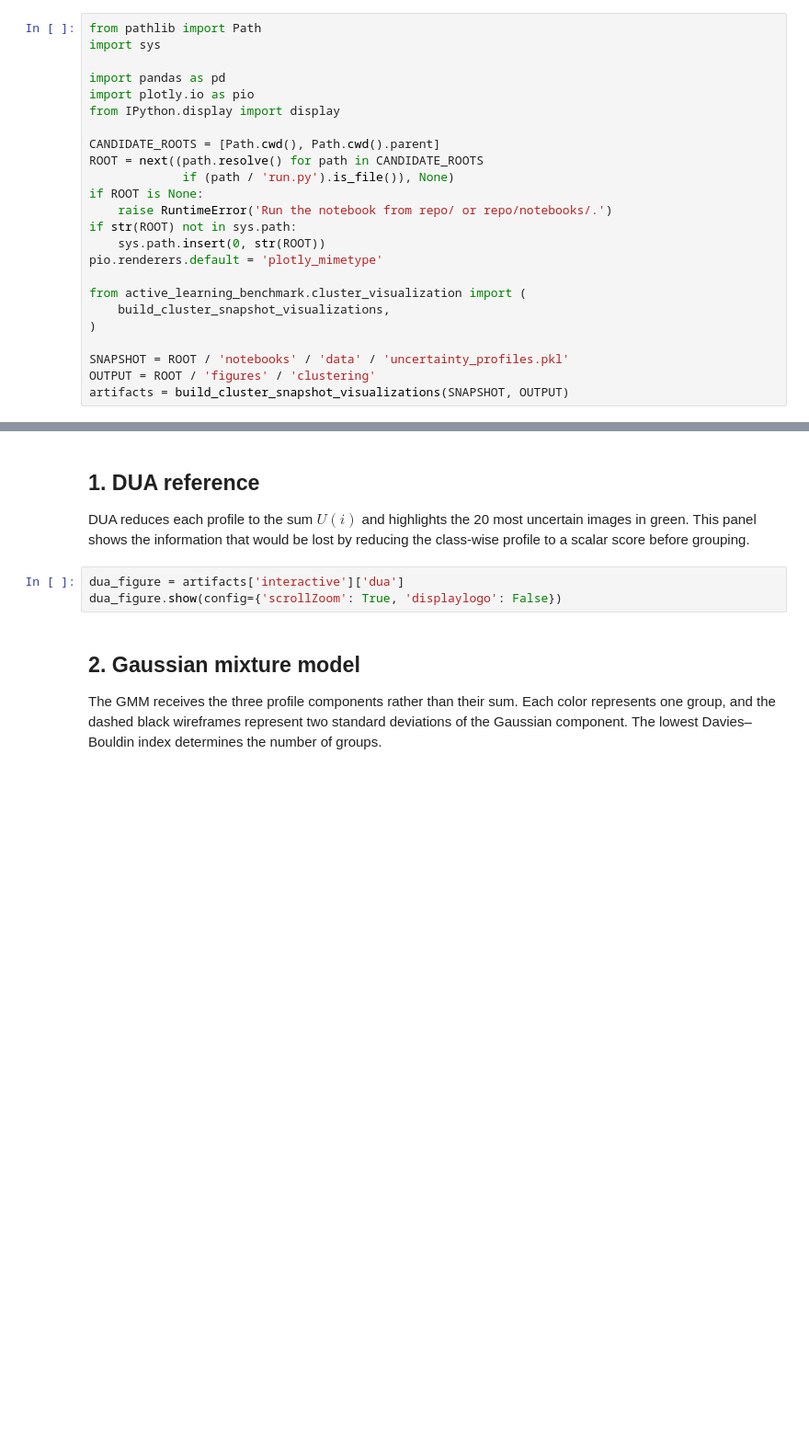
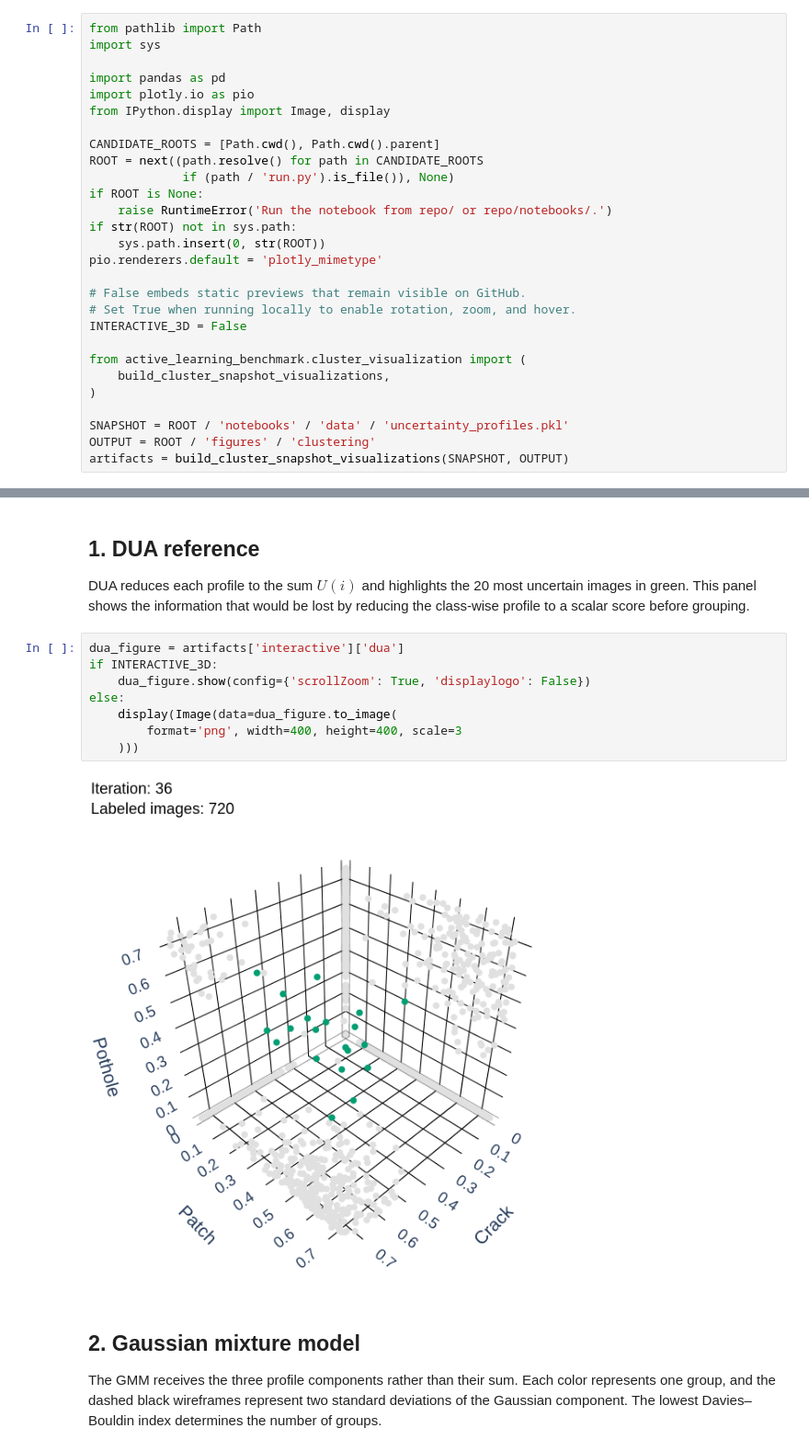
Before and after one commit to paulinavelasquez/cdu, a Jupyter notebook: notebooks/cdu_3d_visualization.ipynb, the cells around one changed output, grey strips where cells are left out. Shown at 92% size. Cells and saved outputs as stored; diff of their text form; blank space fills up the shorter version.

Commit message:
Improve static and interactive CDU 3D visualizations

```diff
--- a/notebooks/cdu_3d_visualization.ipynb
+++ b/notebooks/cdu_3d_visualization.ipynb
@@ -19,7 +19,7 @@ import sys
 
 import pandas as pd
 import plotly.io as pio
-from IPython.display import display
+from IPython.display import Image, display
 
 CANDIDATE_ROOTS = [Path.cwd(), Path.cwd().parent]
 ROOT = next((path.resolve() for path in CANDIDATE_ROOTS
@@ -30,6 +30,10 @@ if str(ROOT) not in sys.path:
     sys.path.insert(0, str(ROOT))
 pio.renderers.default = 'plotly_mimetype'
 
+# False embeds static previews that remain visible on GitHub.
+# Set True when running locally to enable rotation, zoom, and hover.
+INTERACTIVE_3D = False
+
 from active_learning_benchmark.cluster_visualization import (
     build_cluster_snapshot_visualizations,
 )
@@ -62,7 +66,14 @@ display(summary.style.format({'db_index': '{:.4f}', 'alpha': '{:.2f}'}))
 DUA reduces each profile to the sum $U(i)$ and highlights the 20 most uncertain images in green. This panel shows the information that would be lost by reducing the class-wise profile to a scalar score before grouping.
 # %%
 dua_figure = artifacts['interactive']['dua']
-dua_figure.show(config={'scrollZoom': True, 'displaylogo': False})
+if INTERACTIVE_3D:
+    dua_figure.show(config={'scrollZoom': True, 'displaylogo': False})
+else:
+    display(Image(data=dua_figure.to_image(
+        format='png', width=400, height=400, scale=3
+    )))
+# %% [output]
+[figure, added]
 # %% [markdown]
 ## 2. Gaussian mixture model
 
```
Also changed, not shown: parts of 4 cells of this notebook, 10 other files.
